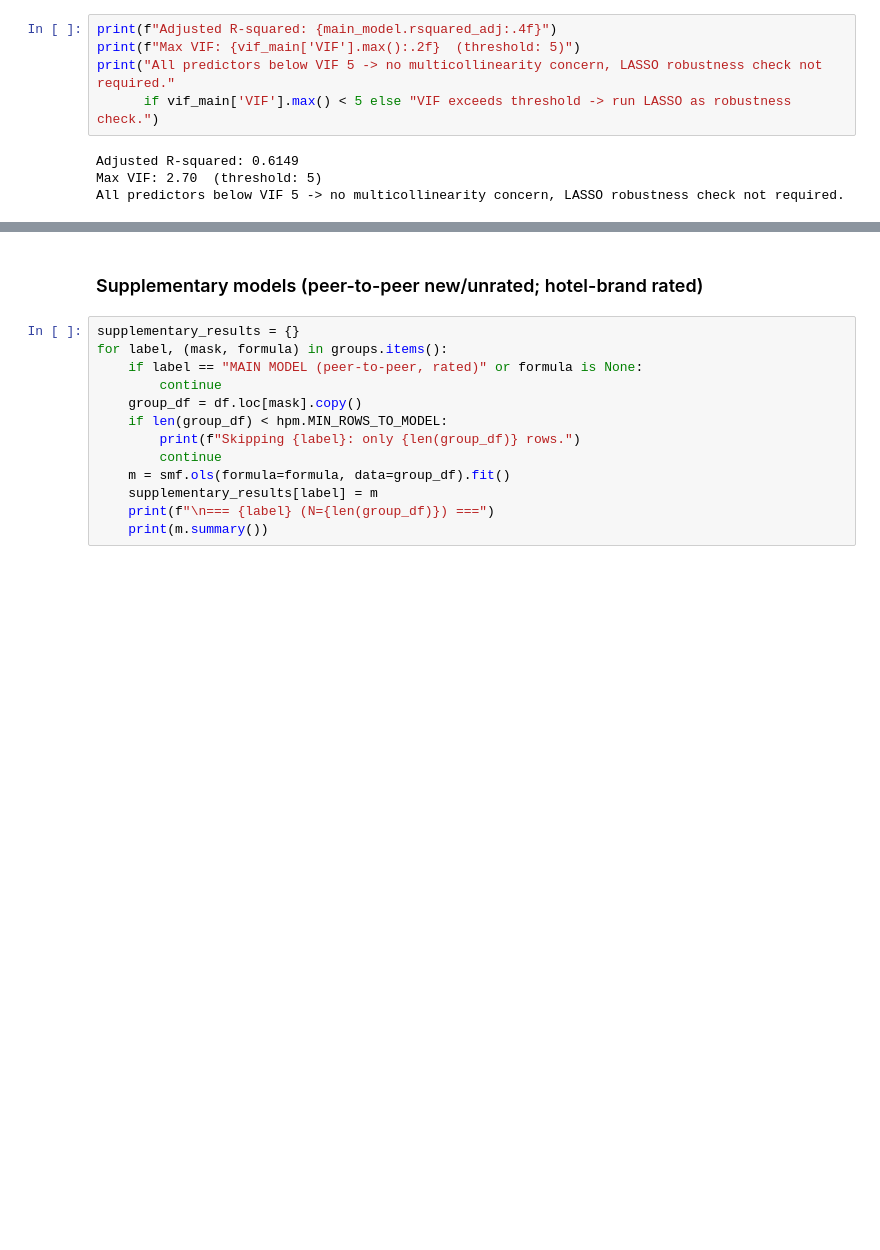
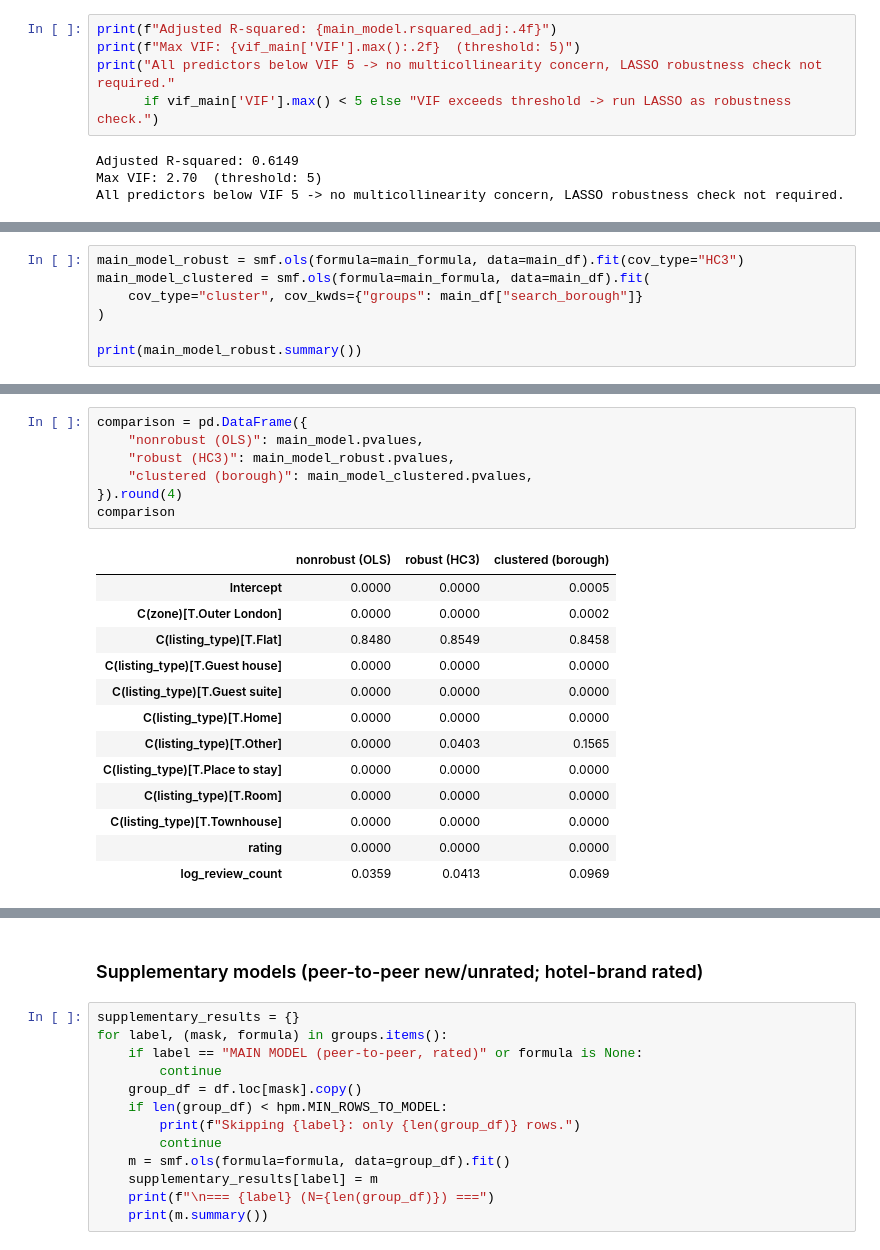
Before and after one commit to kushal-canchi/airbnb-london-pricing-project, a Jupyter notebook: regression_analysis.ipynb, the cells around one changed output, grey strips where cells are left out. Drawn from its saved outputs; the diff is of its cells as text; blank space fills up the shorter version.

```diff
--- a/regression_analysis.ipynb
+++ b/regression_analysis.ipynb
@@ -142,0 +174,7 @@ All predictors below VIF 5 -> no multicollinearity concern, LASSO robustness che
+# %%
+main_model_robust = smf.ols(formula=main_formula, data=main_df).fit(cov_type="HC3")
+main_model_clustered = smf.ols(formula=main_formula, data=main_df).fit(
+    cov_type="cluster", cov_kwds={"groups": main_df["search_borough"]}
+)
+
+print(main_model_robust.summary())
@@ -142,0 +199,21 @@ All predictors below VIF 5 -> no multicollinearity concern, LASSO robustness che
+# %%
+comparison = pd.DataFrame({
+    "nonrobust (OLS)": main_model.pvalues,
+    "robust (HC3)": main_model_robust.pvalues,
+    "clustered (borough)": main_model_clustered.pvalues,
+}).round(4)
+comparison
+# %% [output]
+|  | nonrobust (OLS) | robust (HC3) | clustered (borough) |
+| Intercept | 0.0000 | 0.0000 | 0.0005 |
+| C(zone)[T.Outer London] | 0.0000 | 0.0000 | 0.0002 |
+| C(listing_type)[T.Flat] | 0.8480 | 0.8549 | 0.8458 |
+| C(listing_type)[T.Guest house] | 0.0000 | 0.0000 | 0.0000 |
+| C(listing_type)[T.Guest suite] | 0.0000 | 0.0000 | 0.0000 |
+| C(listing_type)[T.Home] | 0.0000 | 0.0000 | 0.0000 |
+| C(listing_type)[T.Other] | 0.0000 | 0.0403 | 0.1565 |
+| C(listing_type)[T.Place to stay] | 0.0000 | 0.0000 | 0.0000 |
+| C(listing_type)[T.Room] | 0.0000 | 0.0000 | 0.0000 |
+| C(listing_type)[T.Townhouse] | 0.0000 | 0.0000 | 0.0000 |
+| rating | 0.0000 | 0.0000 | 0.0000 |
+| log_review_count | 0.0359 | 0.0413 | 0.0969 |
```
Also changed, not shown: parts of 8 cells of this notebook.
